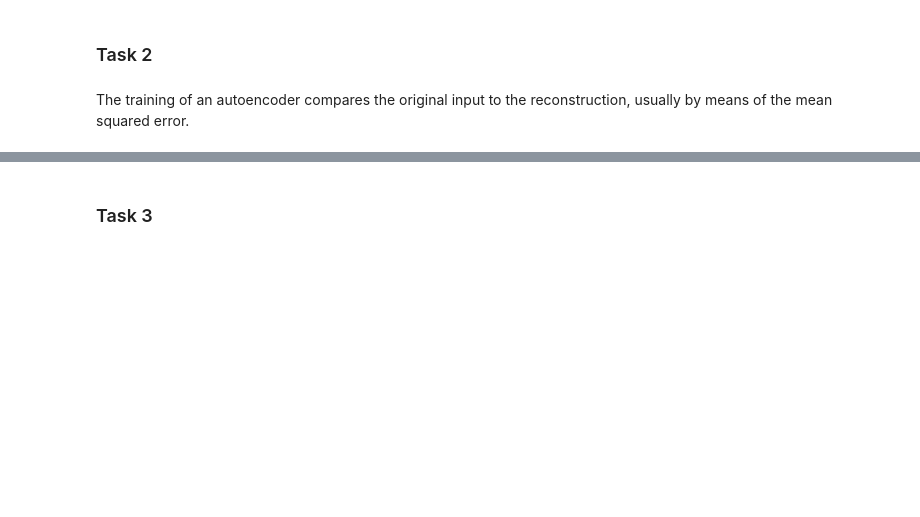
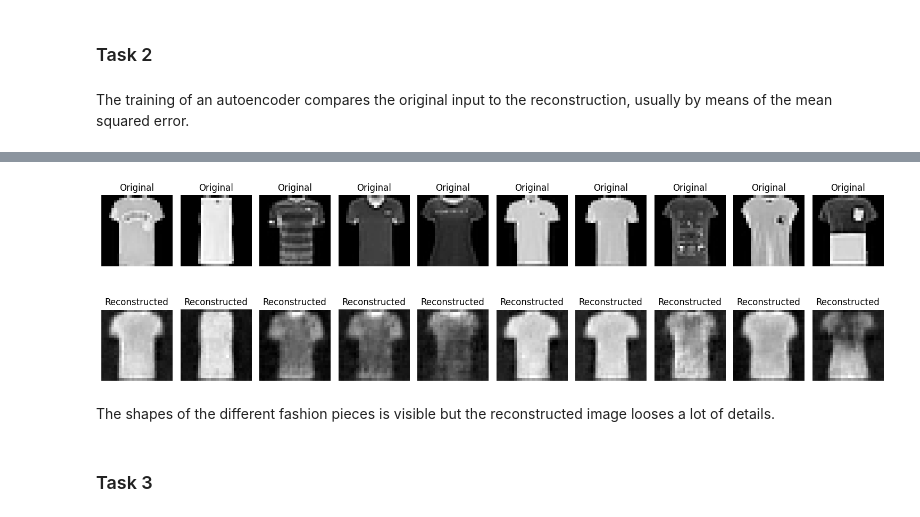
Before and after one commit to emit33/MLE, a Jupyter notebook: sheet06/MLE25_sheet06.ipynb, the cells around one changed output, grey strips where cells are left out. Drawn from its saved outputs; the diff is of its cells as text; code cells hidden in the pictures; blank space fills up the shorter version.

```diff
--- a/sheet06/MLE25_sheet06.ipynb
+++ b/sheet06/MLE25_sheet06.ipynb
@@ -550,5 +663,31 @@ lr = 1e-3
 # %%
 #TODO: Visualize the reconstructed images and the original images
+def visualize_reconstruction(model, data_loader, device):
+    model.eval()
+    with tc.no_grad():
+        X, _ = next(iter(data_loader))
+        X = X.to(device)
+        reconstructed, _ = model(X)
+
+    fig, axs = plt.subplots(2, 10, figsize=(15, 5))
+    for i in range(10):
+        axs[0, i].imshow(X[i].cpu().squeeze(), cmap='gray')
+        axs[0, i].set_title("Original")
+        axs[0, i].axis('off')
+
+        axs[1, i].imshow(reconstructed[i].cpu().squeeze(), cmap='gray')
+        axs[1, i].set_title("Reconstructed")
+        axs[1, i].axis('off')
+
+    plt.tight_layout()
+    plt.show()
+
+# Visualize the reconstruction for the model with latent dimension 10
+visualize_reconstruction(models[1], test_loader, device)
+# %% [output]
+[figure, added]
+# %% [markdown]
+The shapes of the different fashion pieces is visible but the reconstructed image looses a lot of details.
 # %% [markdown]
 ### Task 3
 # %% [markdown]
```
Also changed, not shown: parts of 21 cells of this notebook.
